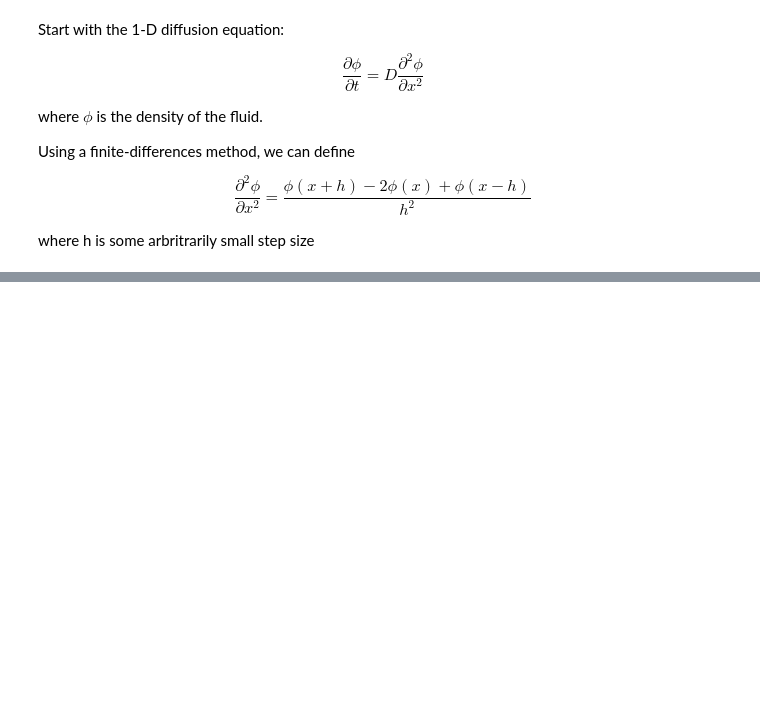
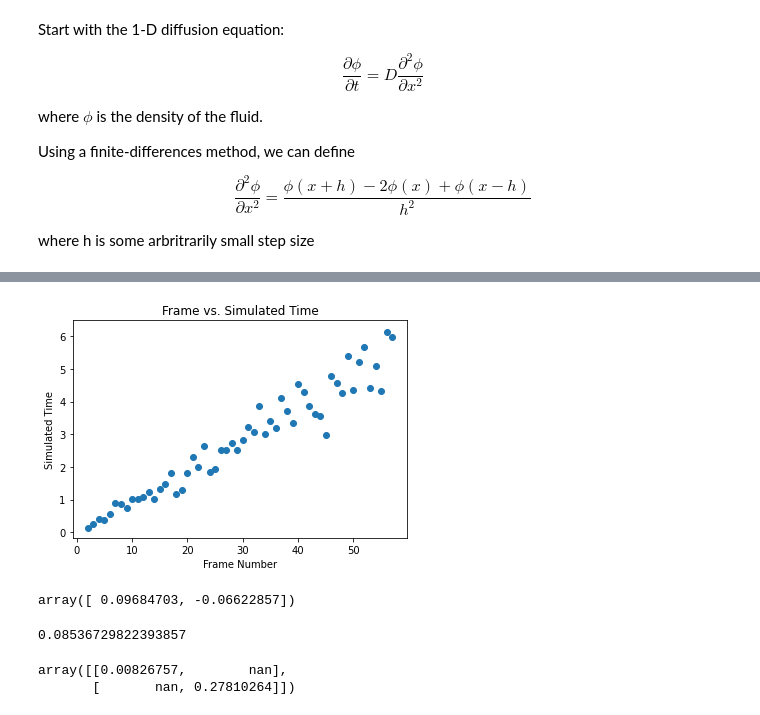
Before and after one commit to brandonhieunguyen/129L_project, a Jupyter notebook: main.ipynb, the cells around one changed output, grey strips where cells are left out. Saved outputs shown, nothing was run; the diff lists cells and outputs as text; code cells hidden in the pictures; blank space fills up the shorter version.

```diff
--- a/main.ipynb
+++ b/main.ipynb
@@ -113,0 +121,39 @@ plt.show()
+# %%
+matched_times = []
+matched_times_error = []
+
+for k, v in matches.items():
+    matched_times.append(np.mean(v))
+    matched_times_error.append(np.std(v))
+
+matched_times;
+# %%
+frame_nums = np.arange(2, 58)
+
+plt.title('Frame vs. Simulated Time')
+plt.errorbar(frame_nums, matched_times, matched_times_error, linestyle=' ', marker='o')
+plt.xlabel('Frame Number')
+plt.ylabel('Simulated Time')
+plt.show()
+# %% [output]
+[figure, added]
+# %%
+from scipy.optimize import curve_fit
+
+def lin_fit(x, m, b):
+    return m*x+b
+
+params, cov = curve_fit(lin_fit, frame_nums, matched_times, absolute_sigma=True)
+
+params
+# %% [output]
+array([ 0.09684703, -0.06622857])
+# %%
+np.sqrt(cov[0][0]) / params[0]
+# %% [output]
+0.08536729822393857
+# %%
+np.sqrt(cov)
+# %% [output]
+array([[0.00826757,        nan],
+       [       nan, 0.27810264]])
```
Also changed, not shown: parts of 19 cells of this notebook.
